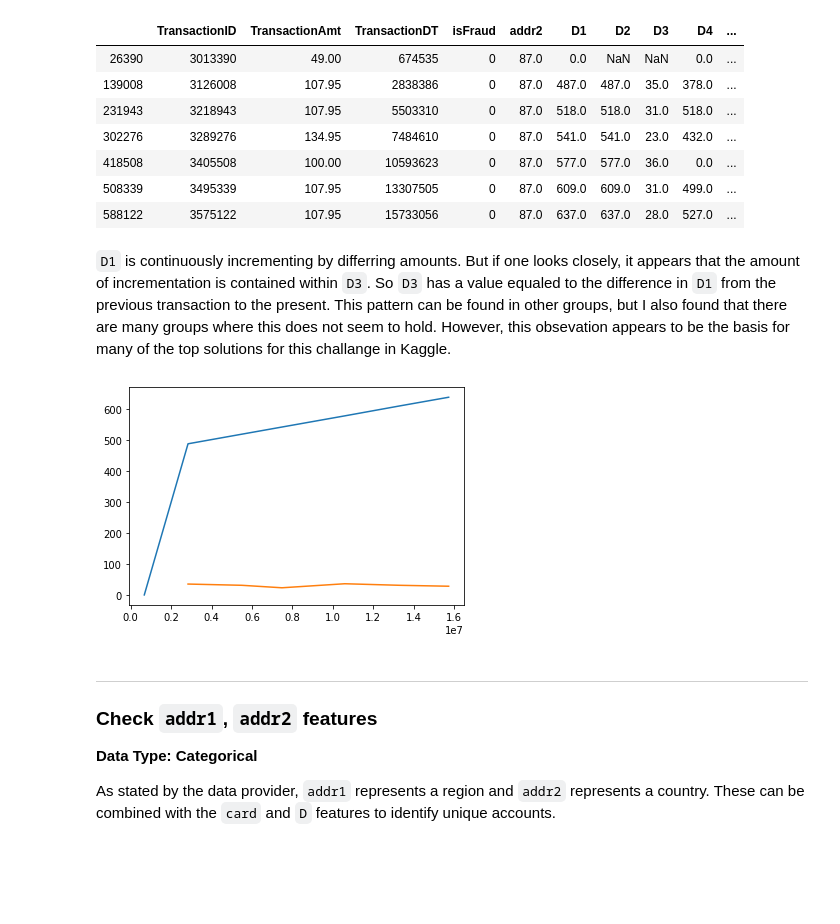
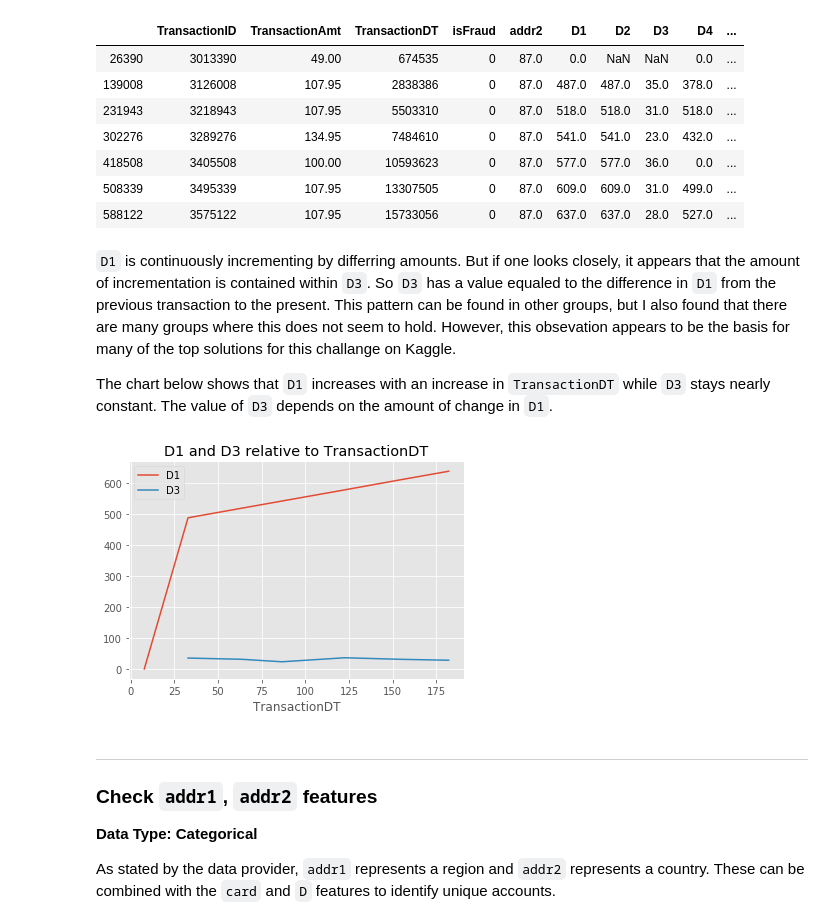
Before and after one commit to bigalh94/IEEE-CIS-Fraud-Detection, a Jupyter notebook: notebooks/IEEE Fraud Detection Data Preprocessing.ipynb, the cells around one changed output. Cells and saved outputs as stored; diff of their text form; code cells hidden in the pictures; blank space fills up the shorter version.

```diff
--- a/notebooks/IEEE Fraud Detection Data Preprocessing.ipynb
+++ b/notebooks/IEEE Fraud Detection Data Preprocessing.ipynb
@@ -454,17 +488,22 @@ train_merged.groupby(['card1']).get_group(1189)[['TransactionID', 'TransactionAm
 | 508339 | 3495339 | 107.95 | 13307505 | 0 | 87.0 | 609.0 | 609.0 | 31.0 | 499.0 | ... |
 | 588122 | 3575122 | 107.95 | 15733056 | 0 | 87.0 | 637.0 | 637.0 | 28.0 | 527.0 | ... |
 # %% [markdown]
-`D1` is continuously incrementing by differring amounts. But if one looks closely, it appears that the amount of incrementation is contained within `D3`. So `D3` has a value equaled to the difference in `D1` from the previous transaction to the present. This pattern can be found in other groups, but I also found that there are many groups where this does not seem to hold. However, this obsevation appears to be the basis for many of the top solutions for this challange in Kaggle.
+`D1` is continuously incrementing by differring amounts. But if one looks closely, it appears that the amount of incrementation is contained within `D3`. So `D3` has a value equaled to the difference in `D1` from the previous transaction to the present. This pattern can be found in other groups, but I also found that there are many groups where this does not seem to hold. However, this obsevation appears to be the basis for many of the top solutions for this challange on Kaggle.<p></p>
+The chart below shows that `D1` increases with an increase in `TransactionDT` while `D3` stays nearly constant. The value of `D3` depends on the amount of change in `D1`.
 # %%
-tdt = train_merged.groupby(['card1']).get_group(1189)[['TransactionDT'] + d_cols]['TransactionDT']
-d1 = train_merged.groupby(['card1']).get_group(1189)[['TransactionDT'] + d_cols]['D1']
-d3 = train_merged.groupby(['card1']).get_group(1189)[['TransactionDT'] + d_cols]['D3']
-
-plt.plot(tdt, d1)
-plt.plot(tdt, d3)
+card1_1189 = train_merged.groupby(['card1']).get_group(1189)[['TransactionDT'] + d_cols]
+tdt = card1_1189['TransactionDT']/86400
+d1 = card1_1189['D1']
+d3 = card1_1189['D3']
+vline = card1_1189['D1'].min()
+plt.plot(tdt, d1, label='D1')
+plt.plot(tdt, d3, label='D3')
+plt.xlabel('TransactionDT')
+plt.title('D1 and D3 relative to TransactionDT')
+plt.legend()
 plt.show()
 # %% [output]
-[figure, old version]
+[figure, new version]
 # %% [markdown]
 ___
 ### Check `addr1`, `addr2` features
```
Also changed, not shown: parts of 18 cells of this notebook, 4 other files.
